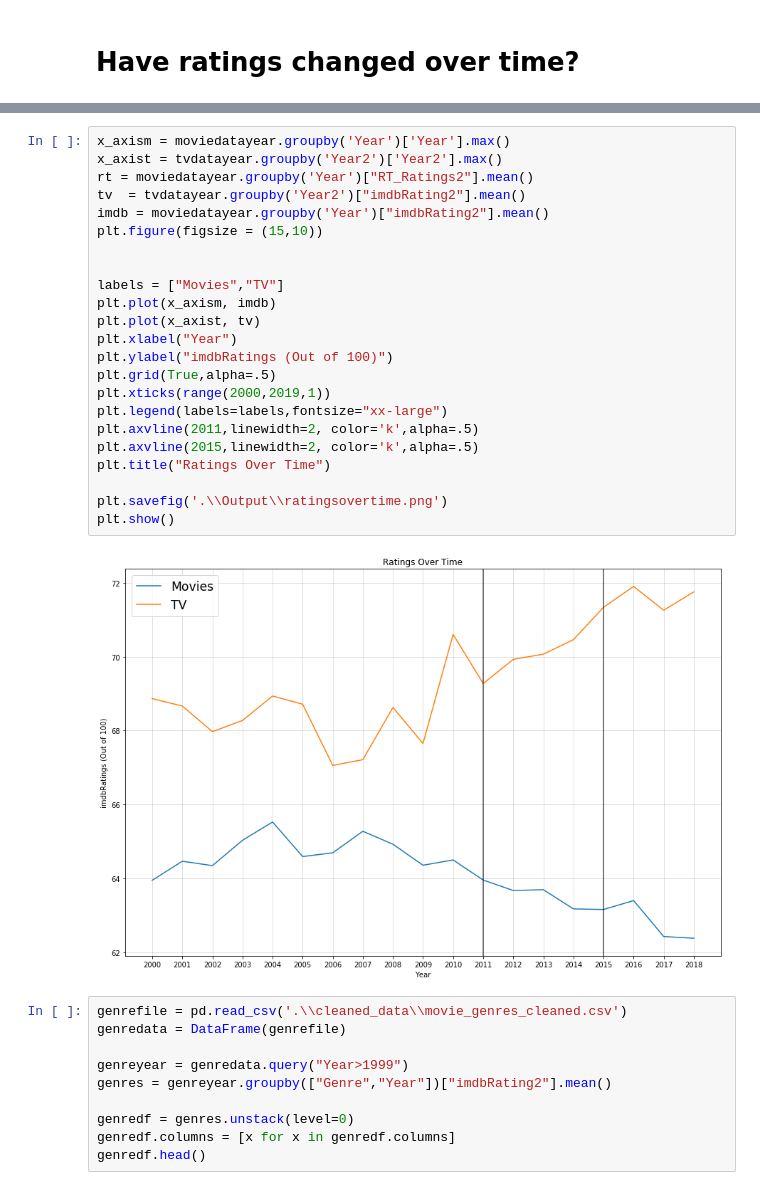
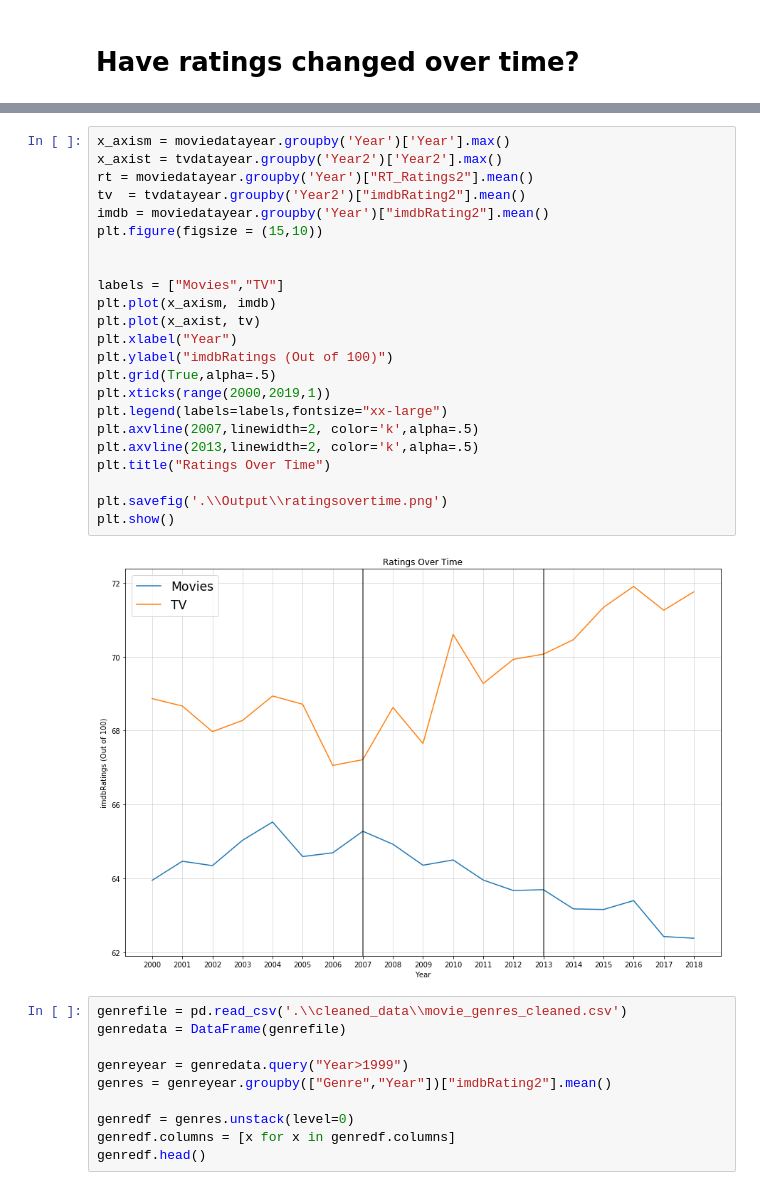
Before and after one commit to bethanylindberg/Have-Streaming-Services-Killed-Cinema, a Jupyter notebook: Data_Exploration.ipynb, the cells around one changed output, grey strips where cells are left out. Cells and saved outputs as stored; diff of their text form.

```diff
--- a/Data_Exploration.ipynb
+++ b/Data_Exploration.ipynb
@@ -46,28 +46,28 @@ moviedata.head()
 # %%
 x_axism = moviedatayear.groupby('Year')['Year'].max()
 x_axist = tvdatayear.groupby('Year2')['Year2'].max()
 rt = moviedatayear.groupby('Year')["RT_Ratings2"].mean()
 tv  = tvdatayear.groupby('Year2')["imdbRating2"].mean()
 imdb = moviedatayear.groupby('Year')["imdbRating2"].mean()
 plt.figure(figsize = (15,10))
 
 
 labels = ["Movies","TV"]
 plt.plot(x_axism, imdb)
 plt.plot(x_axist, tv)
 plt.xlabel("Year")
 plt.ylabel("imdbRatings (Out of 100)")
 plt.grid(True,alpha=.5)
 plt.xticks(range(2000,2019,1))
 plt.legend(labels=labels,fontsize="xx-large")
-plt.axvline(2011,linewidth=2, color='k',alpha=.5)
-plt.axvline(2015,linewidth=2, color='k',alpha=.5)
+plt.axvline(2007,linewidth=2, color='k',alpha=.5)
+plt.axvline(2013,linewidth=2, color='k',alpha=.5)
 plt.title("Ratings Over Time")
 
 plt.savefig('.\\Output\\ratingsovertime.png')
 plt.show()
 # %% [output]
-[figure, old version]
+[figure, new version]
 # %%
 genrefile = pd.read_csv('.\\cleaned_data\\movie_genres_cleaned.csv')
 genredata = DataFrame(genrefile)
```
Also changed, not shown: parts of 3 cells of this notebook, 8 other files.
